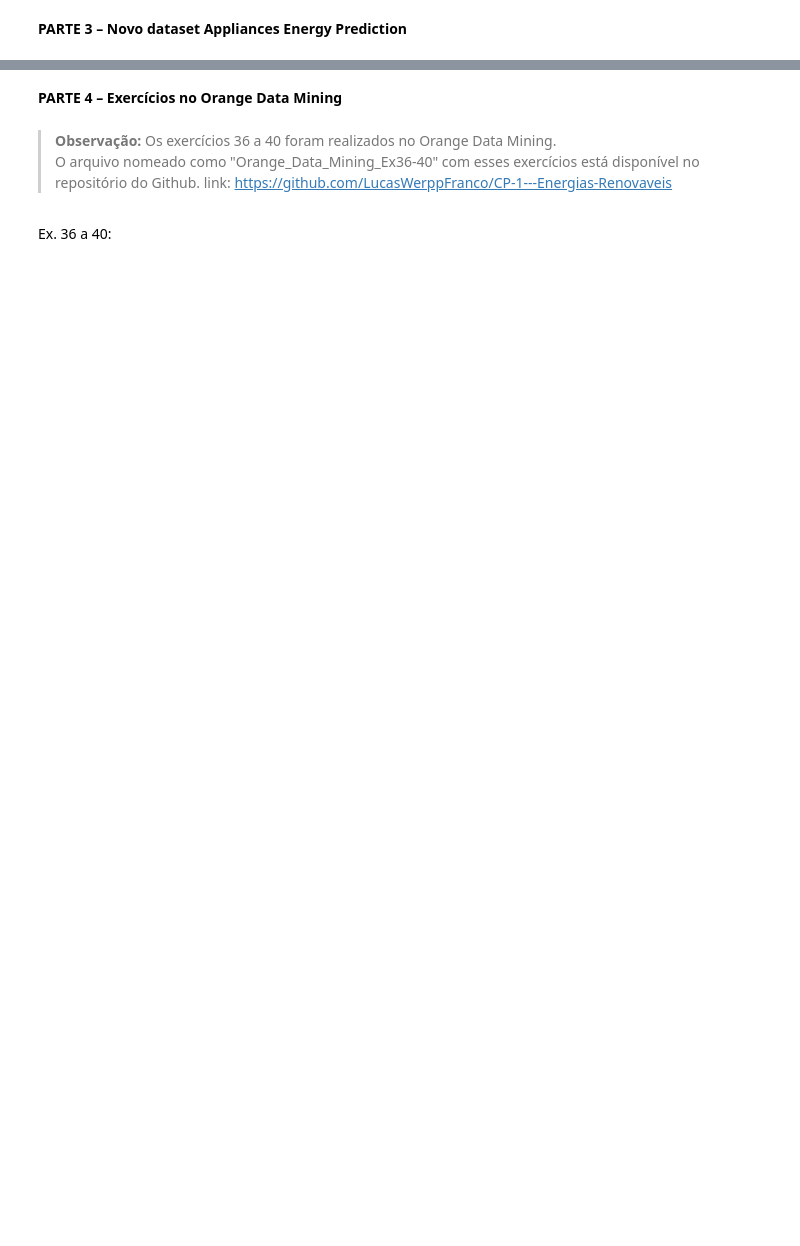
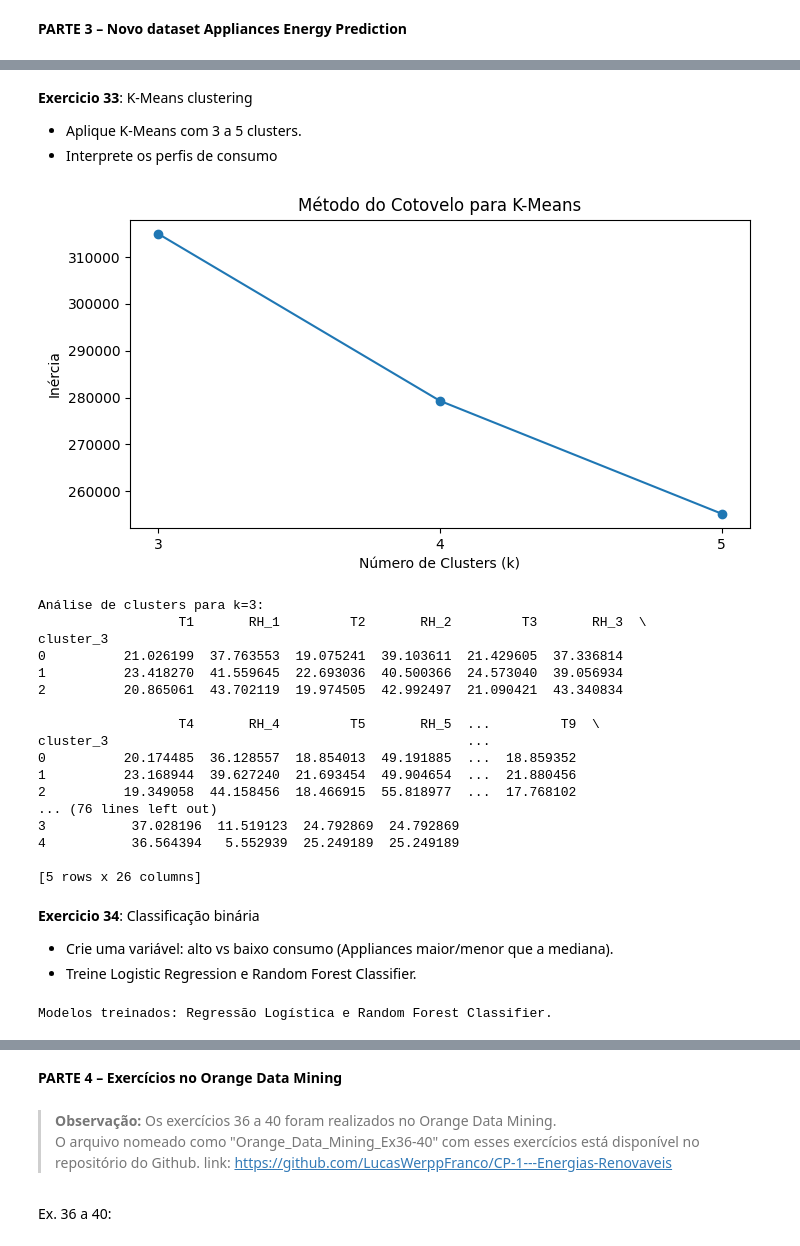
Before and after one commit to LucasWerppFranco/CP-1---Energias-Renovaveis, a Jupyter notebook: Exercícios/1CCPF_CP1_SERS.ipynb, the cells around one changed output, grey strips where cells are left out. Drawn from its saved outputs; the diff is of its cells as text; code cells hidden in the pictures; blank space fills up the shorter version.

```diff
--- a/Exercícios/1CCPF_CP1_SERS.ipynb
+++ b/Exercícios/1CCPF_CP1_SERS.ipynb
@@ -744,0 +883,79 @@ plt.show()
+# %% [markdown]
+**Exercicio 33**: K-Means clustering
+- Aplique K-Means com 3 a 5 clusters.
+- Interprete os perfis de consumo
+# %%
+df = pd.read_csv("/content/energydata_complete.csv")
+
+X_clustering = df.drop(['date', 'Appliances', 'lights'], axis=1)
+
+scaler = StandardScaler()
+X_scaled = scaler.fit_transform(X_clustering)
+
+inertia = []
+for k in range(3, 6):
+    kmeans = KMeans(n_clusters=k, random_state=42, n_init=10)
+    kmeans.fit(X_scaled)
+    inertia.append(kmeans.inertia_)
+    df[f'cluster_{k}'] = kmeans.labels_
+plt.figure(figsize=(8, 4))
+plt.plot(range(3, 6), inertia, marker='o')
+plt.xlabel('Número de Clusters (k)')
+plt.ylabel('Inércia')
+plt.title('Método do Cotovelo para K-Means')
+plt.xticks(range(3, 6))
+plt.show()
+
+print("\nAnálise de clusters para k=3:")
+print(df.groupby('cluster_3')[X_clustering.columns].mean())
+
+print("\nAnálise de clusters para k=4:")
+print(df.groupby('cluster_4')[X_clustering.columns].mean())
+
+print("\nAnálise de clusters para k=5:")
+print(df.groupby('cluster_5')[X_clustering.columns].mean())
+# %% [output]
+[figure, added]
+Análise de clusters para k=3:
+                  T1       RH_1         T2       RH_2         T3       RH_3  \
+cluster_3
+0          21.026199  37.763553  19.075241  39.103611  21.429605  37.336814
+1          23.418270  41.559645  22.693036  40.500366  24.573040  39.056934
+2          20.865061  43.702119  19.974505  42.992497  21.090421  43.340834
+
+                  T4       RH_4         T5       RH_5  ...         T9  \
+cluster_3                                              ...
+0          20.174485  36.128557  18.854013  49.191885  ...  18.859352
+1          23.168944  39.627240  21.693454  49.904654  ...  21.880456
+2          19.349058  44.158456  18.466915  55.818977  ...  17.768102
+... (76 lines left out)
+3           37.028196  11.519123  24.792869  24.792869
+4           36.564394   5.552939  25.249189  25.249189
+
+[5 rows x 26 columns]
+# %% [markdown]
+**Exercicio 34**: Classificação binária
+- Crie uma variável: alto vs baixo consumo (Appliances maior/menor que a mediana).
+- Treine Logistic Regression e Random Forest Classifier.
+# %%
+mediana_appliances = df['Appliances'].median()
+df['alto_consumo'] = (df['Appliances'] > mediana_appliances).astype(int)
+
+X_clf = df.drop(['date', 'Appliances', 'lights', 'alto_consumo'], axis=1)
+y_clf = df['alto_consumo']
+
+X_treino_clf, X_teste_clf, y_treino_clf, y_teste_clf = train_test_split(X_clf, y_clf, test_size=0.2, random_state=42)
+
+scaler_clf = StandardScaler()
+X_treino_escalado_clf = scaler_clf.fit_transform(X_treino_clf)
+X_teste_escalado_clf = scaler_clf.transform(X_teste_clf)
+
+modelo_lr_clf = LogisticRegression(max_iter=1000)
+modelo_lr_clf.fit(X_treino_escalado_clf, y_treino_clf)
+
+modelo_rf_clf = RandomForestClassifier(n_estimators=100, random_state=42)
+modelo_rf_clf.fit(X_treino_escalado_clf, y_treino_clf)
+
+print("Modelos treinados: Regressão Logística e Random Forest Classifier.")
+# %% [output]
+Modelos treinados: Regressão Logística e Random Forest Classifier.
```
Also changed, not shown: parts of 16 cells of this notebook.
